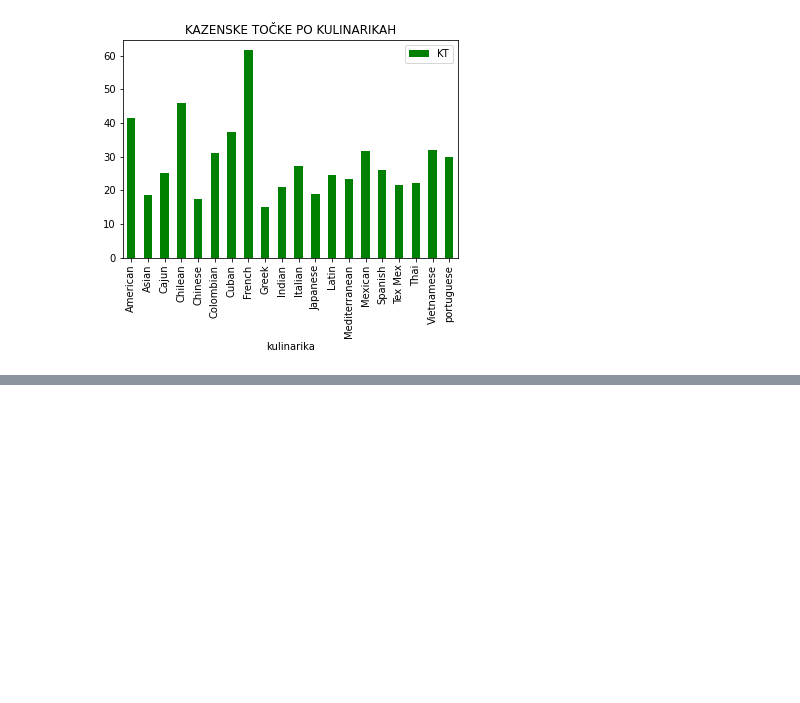
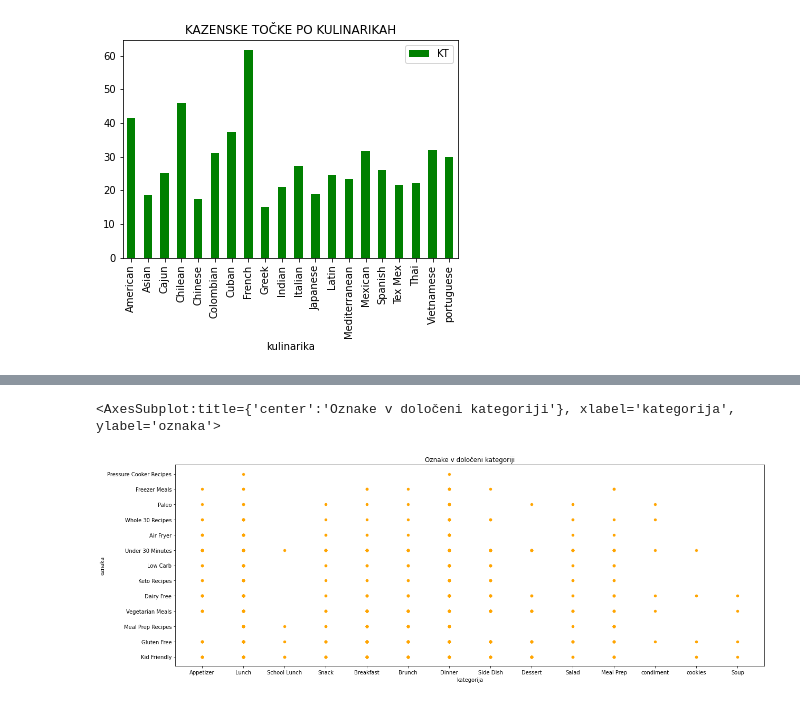
Before and after one commit to AljaZaletelj/Analiza-receptov, a Jupyter notebook: analiza_receptov.ipynb, the cells around one changed output, grey strips where cells are left out. Saved outputs shown, nothing was run; the diff lists cells and outputs as text; code cells hidden in the pictures; blank space fills up the shorter version.

```diff
--- a/analiza_receptov.ipynb
+++ b/analiza_receptov.ipynb
@@ -561,0 +592,6 @@ Length: 13, dtype: int64
+# %%
+recepti_o_ka = pd.merge(recepti_z_oznakami, kategorije)
+recepti_o_ka.plot.scatter(x= "kategorija", y = "oznaka", figsize = (20, 7), color = "orange", title = "Oznake v določeni kategoriji")
+# %% [output]
+<AxesSubplot:title={'center':'Oznake v določeni kategoriji'}, xlabel='kategorija', ylabel='oznaka'>
+[figure, added]
```
Also changed, not shown: parts of 25 cells of this notebook, 1 other file.
